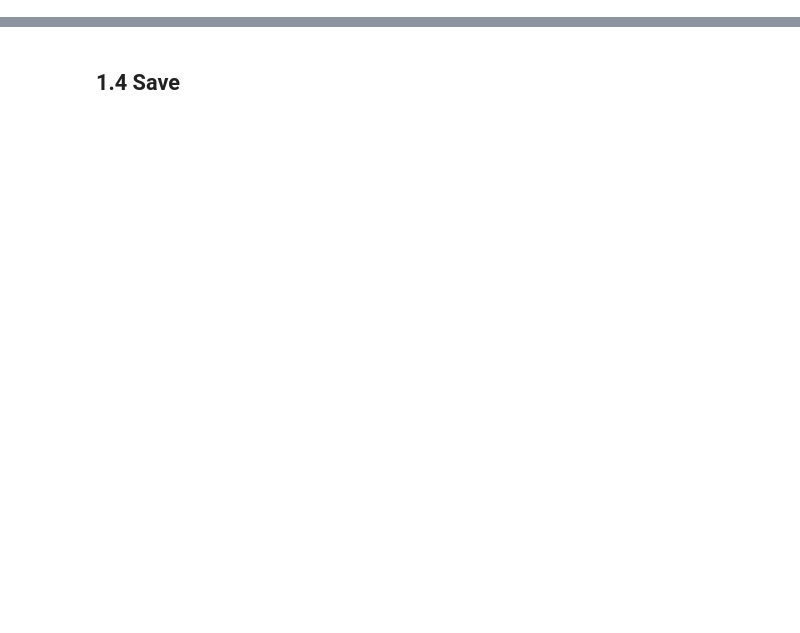
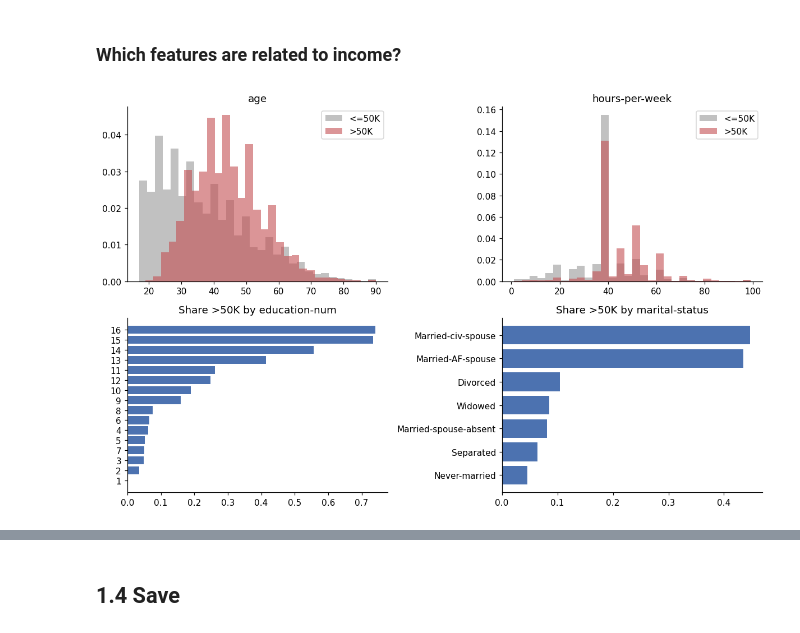
Before and after one commit to GraceChang0909/income-fairness-analysis, a Jupyter notebook: notebooks/01_data_cleaning_eda.ipynb, the cells around one changed output, grey strips where cells are left out. Cells and saved outputs as stored; diff of their text form; code cells hidden in the pictures; blank space fills up the shorter version.

```diff
--- a/notebooks/01_data_cleaning_eda.ipynb
+++ b/notebooks/01_data_cleaning_eda.ipynb
@@ -41,0 +154,19 @@ COLUMNS = ["age", "workclass", "fnlwgt", "education", "education-num", "marital-
+# %% [markdown]
+### Which features are related to income?
+# %%
+fig, axes = plt.subplots(2, 2, figsize=(11, 7))
+for ax, col in zip(axes[0], ["age", "hours-per-week"]):
+    for y, c in [(0, "#999999"), (1, "#C44E52")]:
+        ax.hist(df_train.loc[df_train["income"] == y, col], bins=30, alpha=0.6, density=True, color=c,
+                label=">50K" if y else "<=50K")
+    ax.set_title(col)
+    ax.legend()
+for ax, col in zip(axes[1], ["education-num", "marital-status"]):
+    rate = df_train.groupby(col)["income"].mean().sort_values()
+    ax.barh(rate.index.astype(str), rate.values, color="#4C72B0")
+    ax.set_title(f"Share >50K by {col}")
+plt.tight_layout()
+plt.savefig(FIGURES / "income_drivers.png", bbox_inches="tight")
+plt.show()
+# %% [output]
+[figure, added]
```
Also changed, not shown: parts of 34 cells of this notebook, 13 other files.
